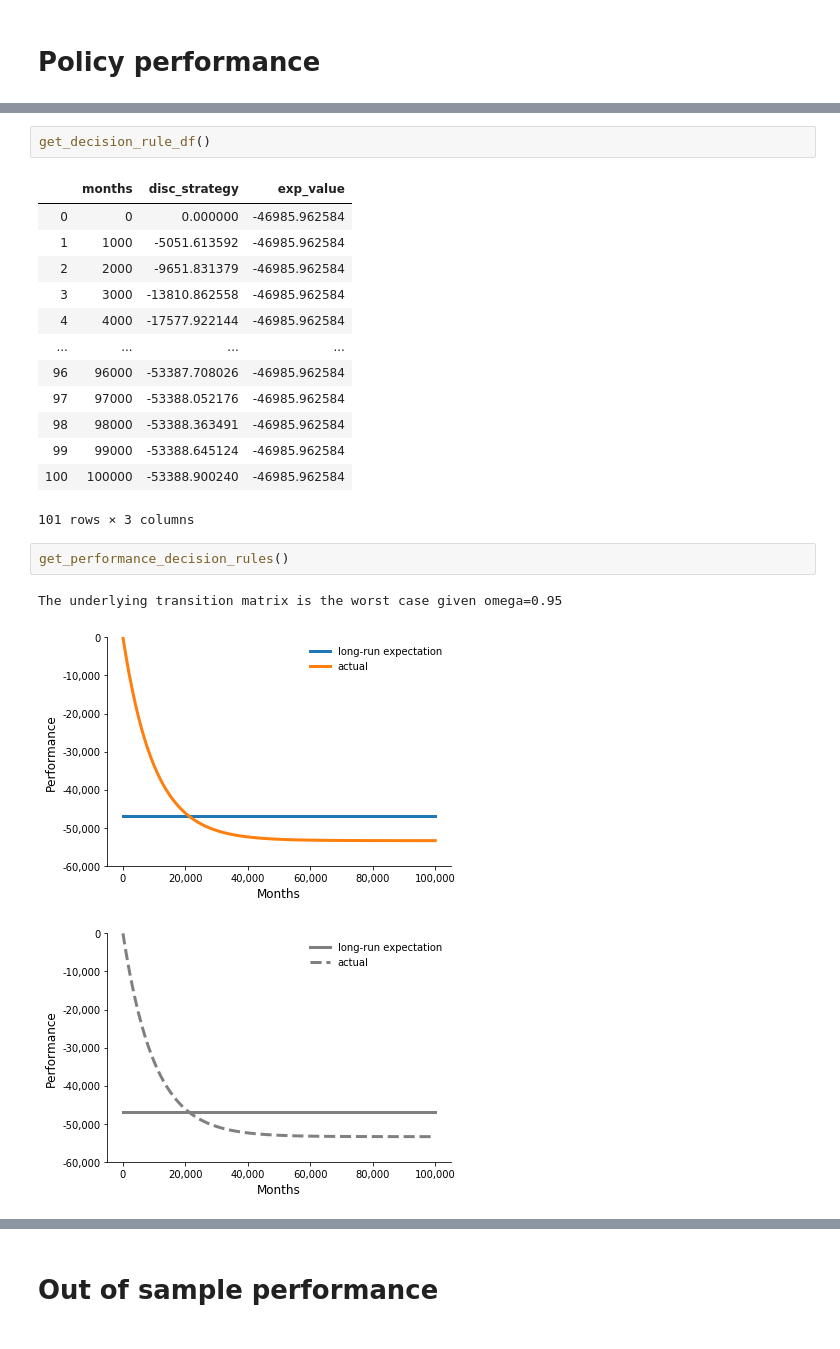
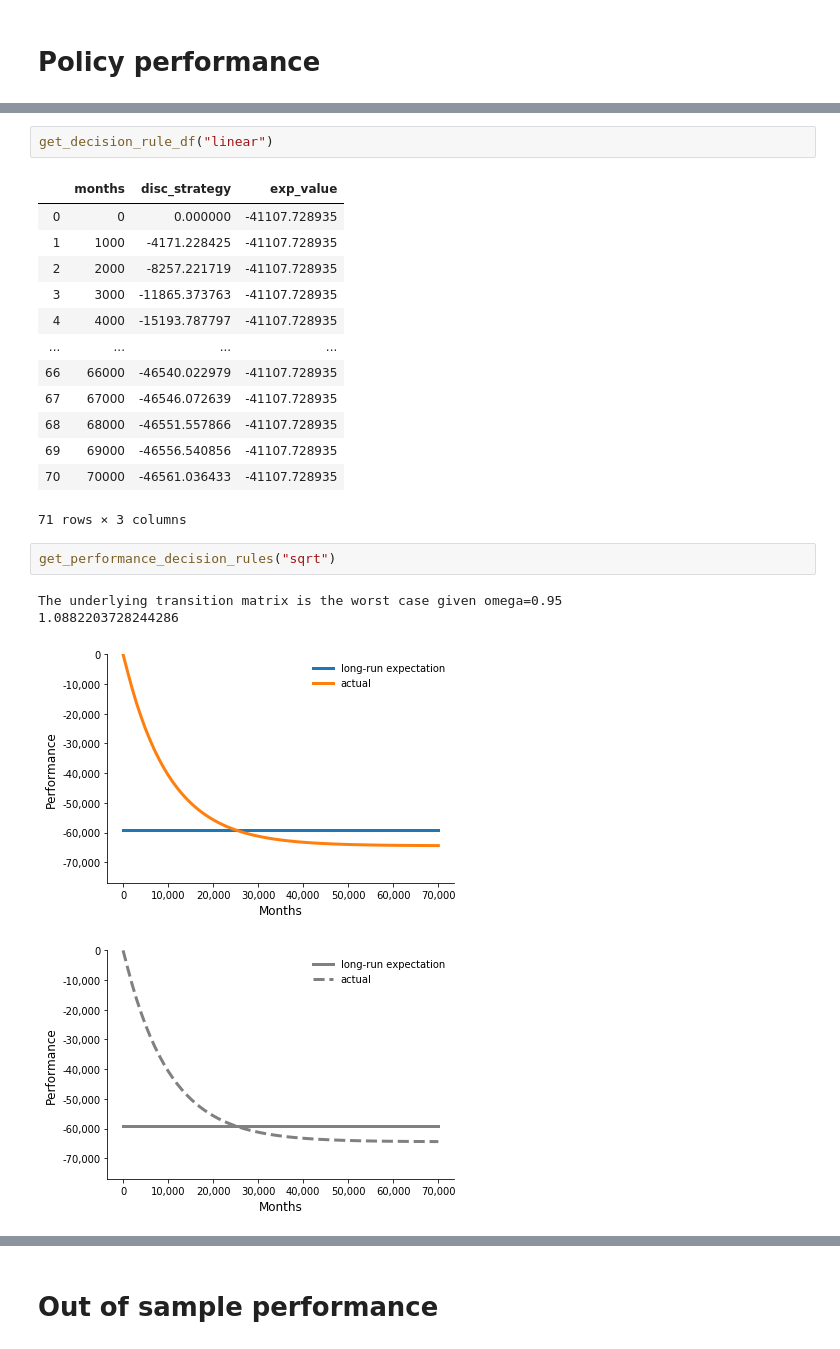
Before and after one commit to robustzurcher/analysis, a Jupyter notebook: notebooks/03_application.ipynb, the cells around one changed output, grey strips where cells are left out. Saved outputs shown, nothing was run; the diff lists cells and outputs as text.

```diff
--- a/notebooks/03_application.ipynb
+++ b/notebooks/03_application.ipynb
@@ -122,22 +123,23 @@ get_replacement_thresholds()
 # %%
-get_decision_rule_df()
+get_decision_rule_df("linear")
 # %% [output]
 |  | months | disc_strategy | exp_value |
-| 0 | 0 | 0.000000 | -46985.962584 |
-| 1 | 1000 | -5051.613592 | -46985.962584 |
-| 2 | 2000 | -9651.831379 | -46985.962584 |
-| 3 | 3000 | -13810.862558 | -46985.962584 |
-| 4 | 4000 | -17577.922144 | -46985.962584 |
+| 0 | 0 | 0.000000 | -41107.728935 |
+| 1 | 1000 | -4171.228425 | -41107.728935 |
+| 2 | 2000 | -8257.221719 | -41107.728935 |
+| 3 | 3000 | -11865.373763 | -41107.728935 |
+| 4 | 4000 | -15193.787797 | -41107.728935 |
 | ... | ... | ... | ... |
-| 96 | 96000 | -53387.708026 | -46985.962584 |
-| 97 | 97000 | -53388.052176 | -46985.962584 |
-| 98 | 98000 | -53388.363491 | -46985.962584 |
-| 99 | 99000 | -53388.645124 | -46985.962584 |
-| 100 | 100000 | -53388.900240 | -46985.962584 |
+| 66 | 66000 | -46540.022979 | -41107.728935 |
+| 67 | 67000 | -46546.072639 | -41107.728935 |
+| 68 | 68000 | -46551.557866 | -41107.728935 |
+| 69 | 69000 | -46556.540856 | -41107.728935 |
+| 70 | 70000 | -46561.036433 | -41107.728935 |
-101 rows × 3 columns
+71 rows × 3 columns
 # %%
-get_performance_decision_rules()
+get_performance_decision_rules("sqrt")
 # %% [output]
 The underlying transition matrix is the worst case given omega=0.95
+1.0882203728244286
-[figure, old version]
+[figure, new version]
-[figure, old version]
+[figure, new version]
```
Also changed, not shown: parts of 25 cells of this notebook, 2 other files.
